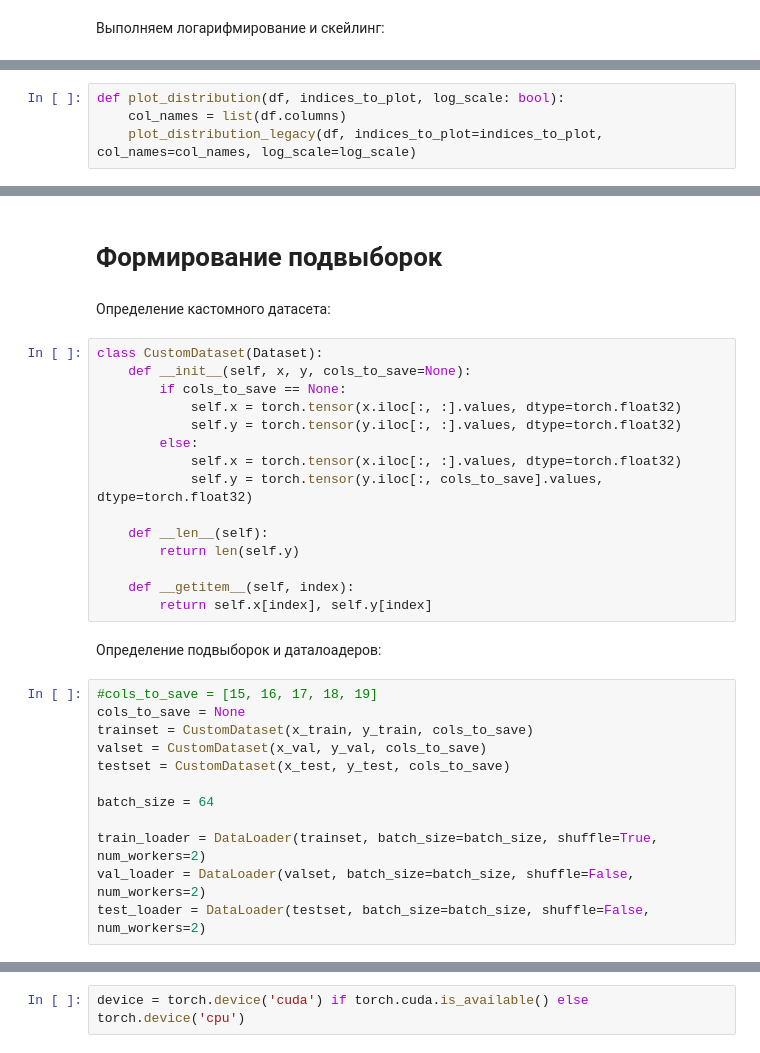
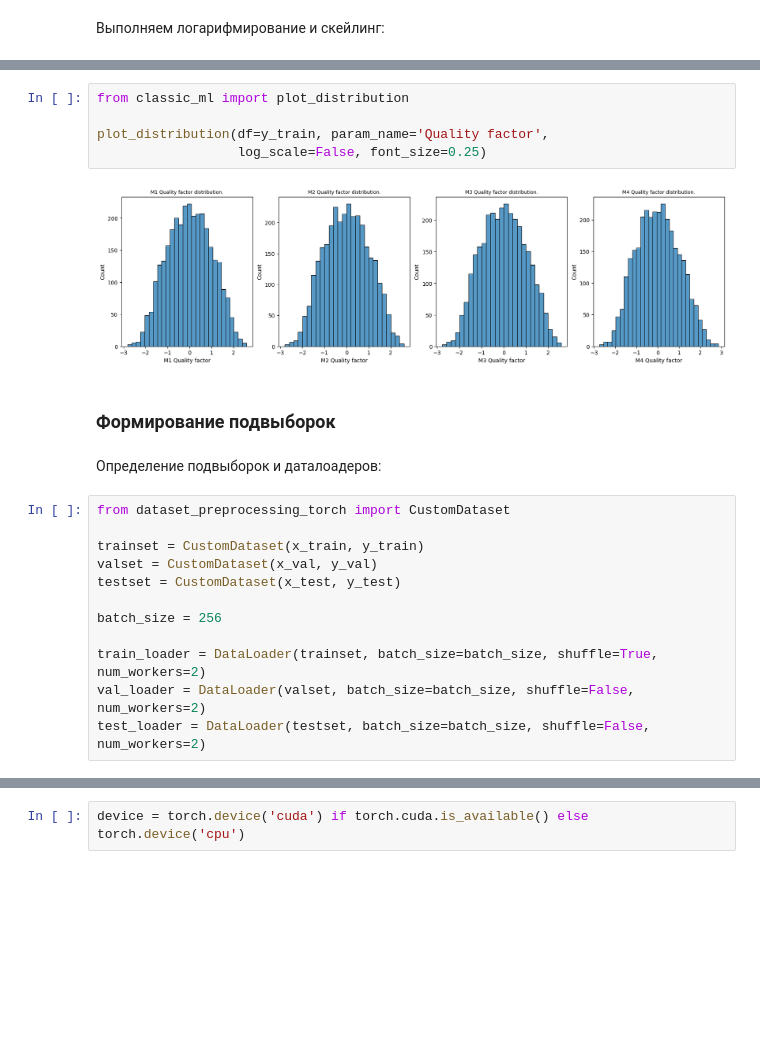
Before and after one commit to PolMix/nems_ai, a Jupyter notebook: Neural ML/Neural_ML.ipynb, the cells around one changed output, grey strips where cells are left out. Drawn from its saved outputs; the diff is of its cells as text; blank space fills up the shorter version.

```diff
--- a/Neural ML/Neural_ML.ipynb
+++ b/Neural ML/Neural_ML.ipynb
@@ -357,4 +224,0 @@ def plot_distribution_legacy(df, indices_to_plot: list, col_names, log_scale):
-# %%
-def plot_distribution(df, indices_to_plot, log_scale: bool):
-    col_names = list(df.columns)
-    plot_distribution_legacy(df, indices_to_plot=indices_to_plot, col_names=col_names, log_scale=log_scale)
@@ -377,32 +225,22 @@ y_train.describe()
+# %%
+from classic_ml import plot_distribution
+
+plot_distribution(df=y_train, param_name='Quality factor',
+                  log_scale=False, font_size=0.25)
+# %% [output]
+[figure, added]
 # %% [markdown]
-# Формирование подвыборок
+### Формирование подвыборок
-# %% [markdown]
-Определение кастомного датасета:
-# %%
-class CustomDataset(Dataset):
-    def __init__(self, x, y, cols_to_save=None):
-        if cols_to_save == None:
-            self.x = torch.tensor(x.iloc[:, :].values, dtype=torch.float32)
-            self.y = torch.tensor(y.iloc[:, :].values, dtype=torch.float32)
-        else:
-            self.x = torch.tensor(x.iloc[:, :].values, dtype=torch.float32)
-            self.y = torch.tensor(y.iloc[:, cols_to_save].values, dtype=torch.float32)
-
-    def __len__(self):
-        return len(self.y)
-
-    def __getitem__(self, index):
-        return self.x[index], self.y[index]
 # %% [markdown]
 Определение подвыборок и даталоадеров:
 # %%
-#cols_to_save = [15, 16, 17, 18, 19]
-cols_to_save = None
-trainset = CustomDataset(x_train, y_train, cols_to_save)
-valset = CustomDataset(x_val, y_val, cols_to_save)
-testset = CustomDataset(x_test, y_test, cols_to_save)
+from dataset_preprocessing_torch import CustomDataset
 
-batch_size = 64
+trainset = CustomDataset(x_train, y_train)
+valset = CustomDataset(x_val, y_val)
+testset = CustomDataset(x_test, y_test)
+
+batch_size = 256
 
 train_loader = DataLoader(trainset, batch_size=batch_size, shuffle=True, num_workers=2)
 val_loader = DataLoader(valset, batch_size=batch_size, shuffle=False, num_workers=2)
```
Also changed, not shown: parts of 140 cells of this notebook.
